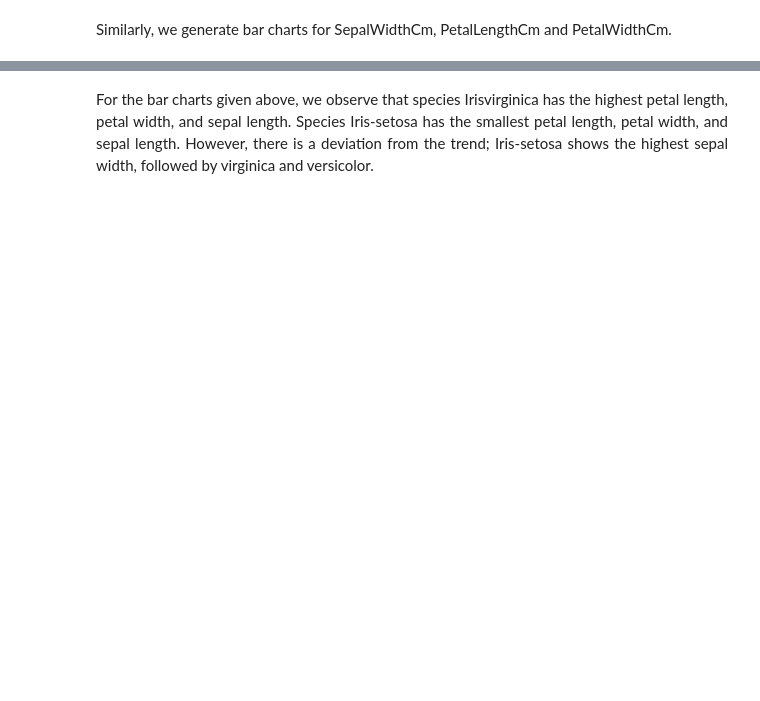
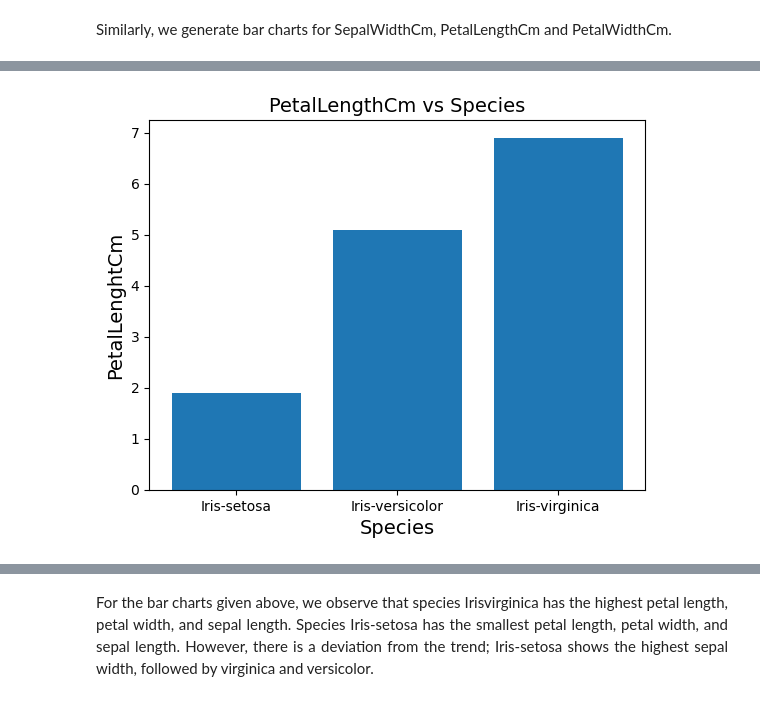
Before and after one commit to bondmcsteve/data-analytics, a Jupyter notebook: Exploratory Data Analysis/Exploratory Data Analysis-part2-StudentCopy.ipynb, the cells around one changed output, grey strips where cells are left out. Cells and saved outputs as stored; diff of their text form; code cells hidden in the pictures; blank space fills up the shorter version.

```diff
--- a/Exploratory Data Analysis/Exploratory Data Analysis-part2-StudentCopy.ipynb
+++ b/Exploratory Data Analysis/Exploratory Data Analysis-part2-StudentCopy.ipynb
@@ -166,0 +187,10 @@ PetalLengthCm and PetalWidthCm.</div>
+# %%
+plt.bar(iris_data['Species'], iris_data['PetalLengthCm'])
+
+plt.title('PetalLengthCm vs Species', fontsize = 14)
+plt.xlabel('Species', fontsize = 14)
+plt.ylabel('PetalLenghtCm', fontsize = 14)
+
+plt.show()
+# %% [output]
+[figure, added]
```
Also changed, not shown: parts of 5 cells of this notebook, 18 other files.
